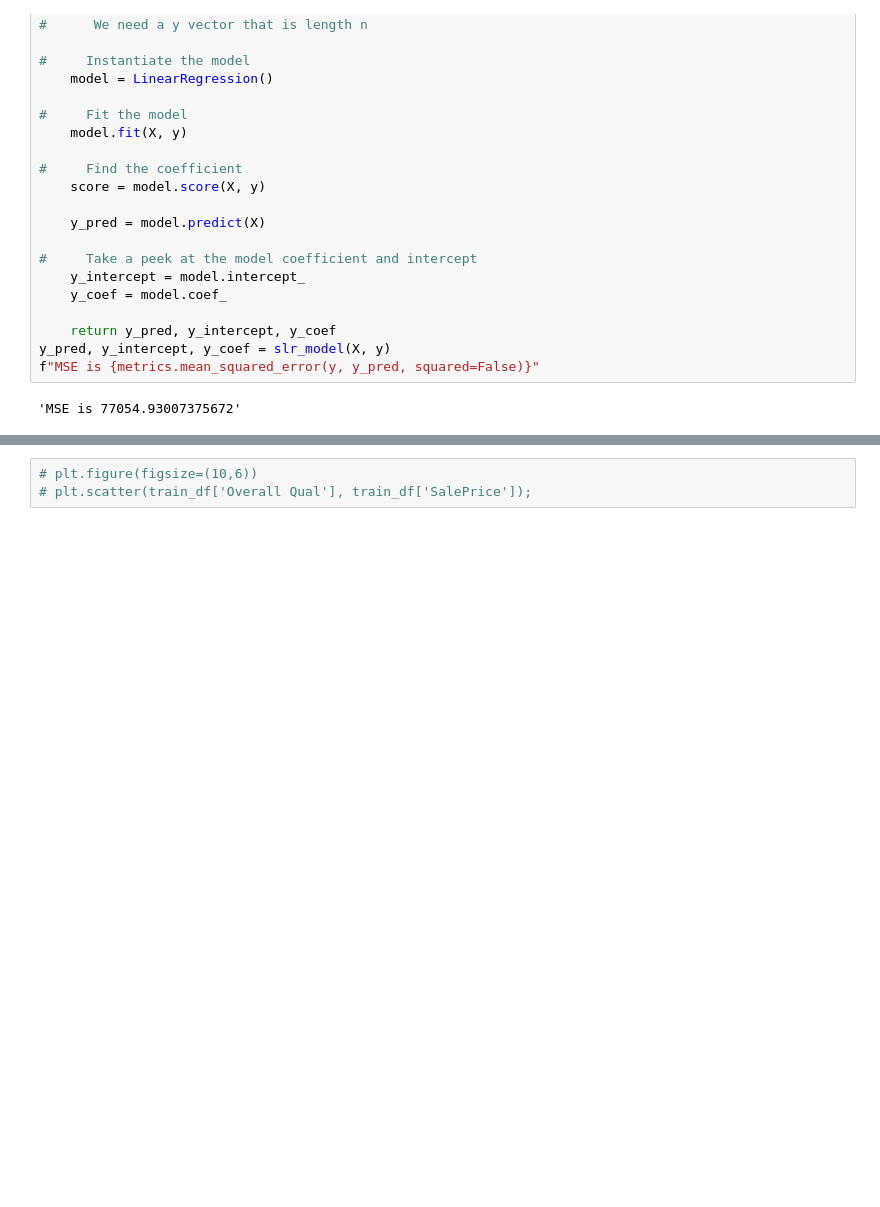
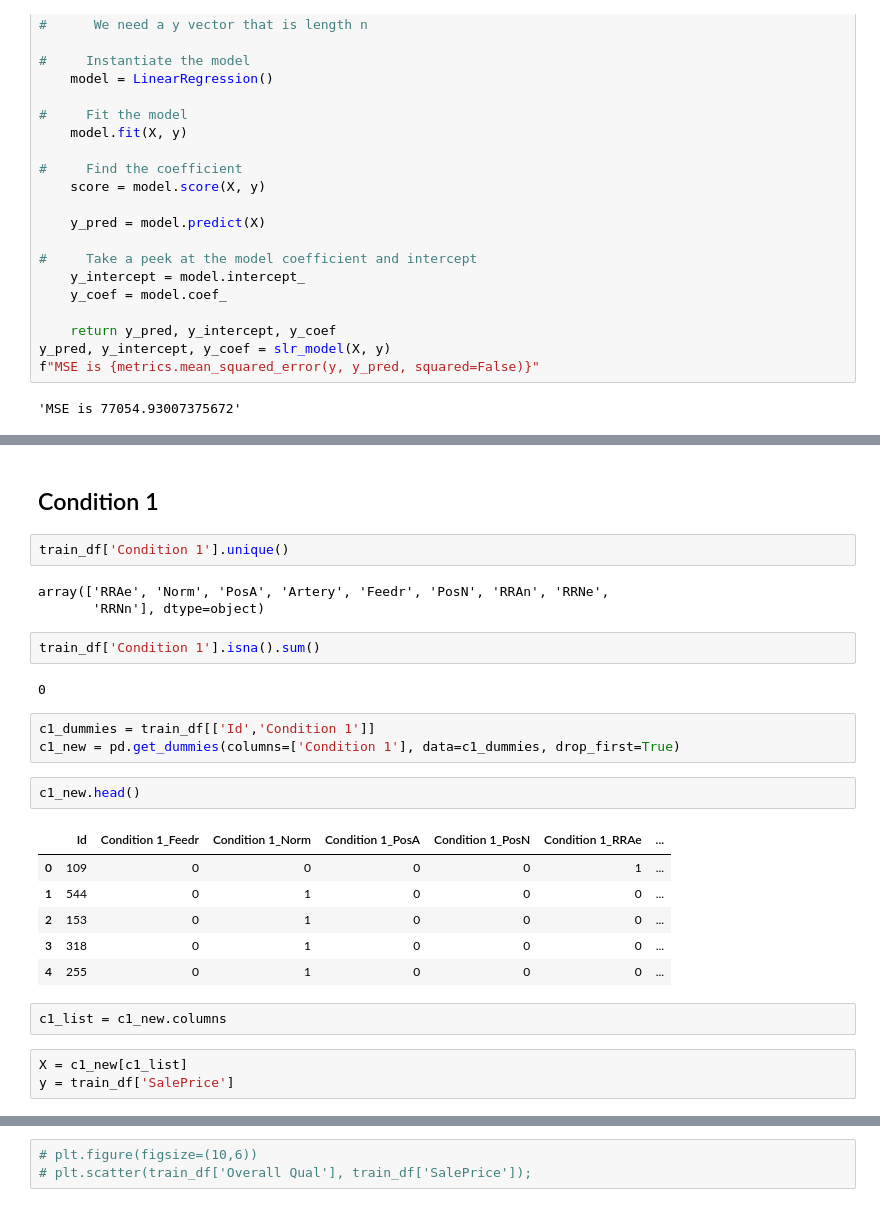
Before and after one commit to amcurley/GA_projects, a Jupyter notebook: Projects/project_2-master/Project_Cleaning.ipynb, the cells around one changed output, grey strips where cells are left out. Drawn from its saved outputs; the diff is of its cells as text; blank space fills up the shorter version.

```diff
--- a/Projects/project_2-master/Project_Cleaning.ipynb
+++ b/Projects/project_2-master/Project_Cleaning.ipynb
@@ -392,0 +561,28 @@ f"MSE is {metrics.mean_squared_error(y, y_pred, squared=False)}"
+# %% [markdown]
+## Condition 1
+# %%
+train_df['Condition 1'].unique()
+# %% [output]
+array(['RRAe', 'Norm', 'PosA', 'Artery', 'Feedr', 'PosN', 'RRAn', 'RRNe',
+       'RRNn'], dtype=object)
+# %%
+train_df['Condition 1'].isna().sum()
+# %% [output]
+0
+# %%
+c1_dummies = train_df[['Id','Condition 1']]
+c1_new = pd.get_dummies(columns=['Condition 1'], data=c1_dummies, drop_first=True)
+# %%
+c1_new.head()
+# %% [output]
+|  | Id | Condition 1_Feedr | Condition 1_Norm | Condition 1_PosA | Condition 1_PosN | Condition 1_RRAe | ... |
+| 0 | 109 | 0 | 0 | 0 | 0 | 1 | ... |
+| 1 | 544 | 0 | 1 | 0 | 0 | 0 | ... |
+| 2 | 153 | 0 | 1 | 0 | 0 | 0 | ... |
+| 3 | 318 | 0 | 1 | 0 | 0 | 0 | ... |
+| 4 | 255 | 0 | 1 | 0 | 0 | 0 | ... |
+# %%
+c1_list = c1_new.columns
+# %%
+X = c1_new[c1_list]
+y = train_df['SalePrice']
```
Also changed, not shown: parts of 108 cells of this notebook.
